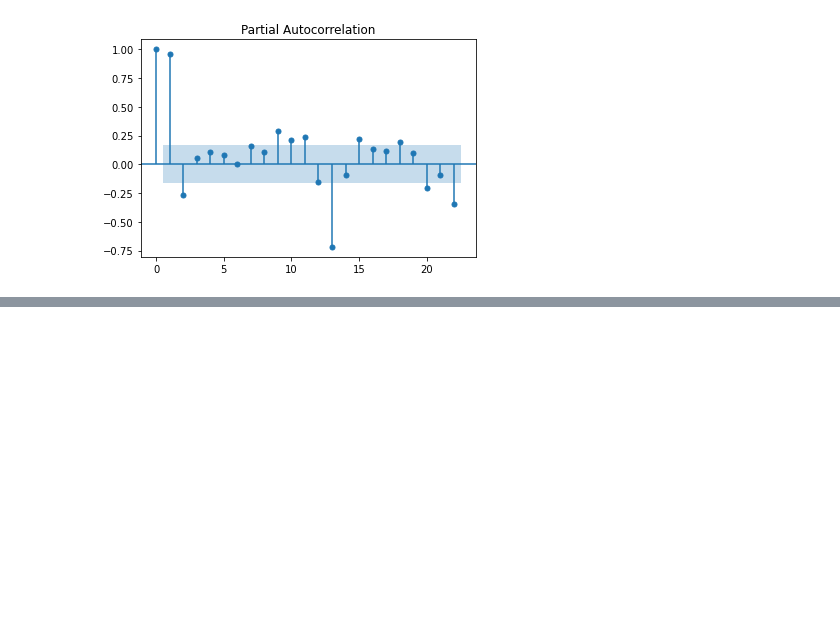
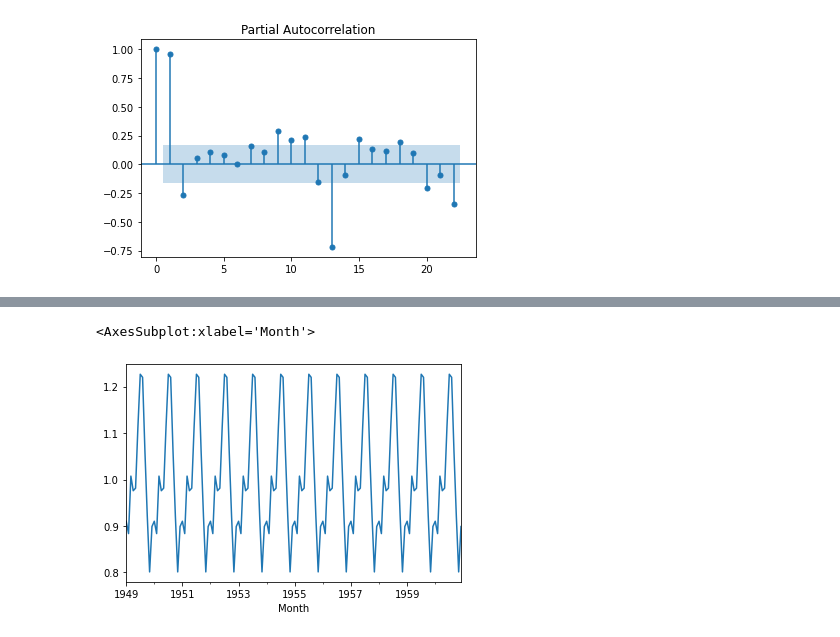
Before and after one commit to joutav/Bootcamp-data-science, a Jupyter notebook: modulo-4/analise-series-temporais/notebooks/projeto.ipynb, the cells around one changed output, grey strips where cells are left out. Drawn from its saved outputs; the diff is of its cells as text; code cells hidden in the pictures; blank space fills up the shorter version.

```diff
--- a/modulo-4/analise-series-temporais/notebooks/projeto.ipynb
+++ b/modulo-4/analise-series-temporais/notebooks/projeto.ipynb
@@ -236,0 +275,5 @@ plot_pacf(dados_passageiros['#Passengers']);
+# %%
+decomposicao_p.seasonal.plot()
+# %% [output]
+<AxesSubplot:xlabel='Month'>
+[figure, added]
```
Also changed, not shown: parts of 33 cells of this notebook.
